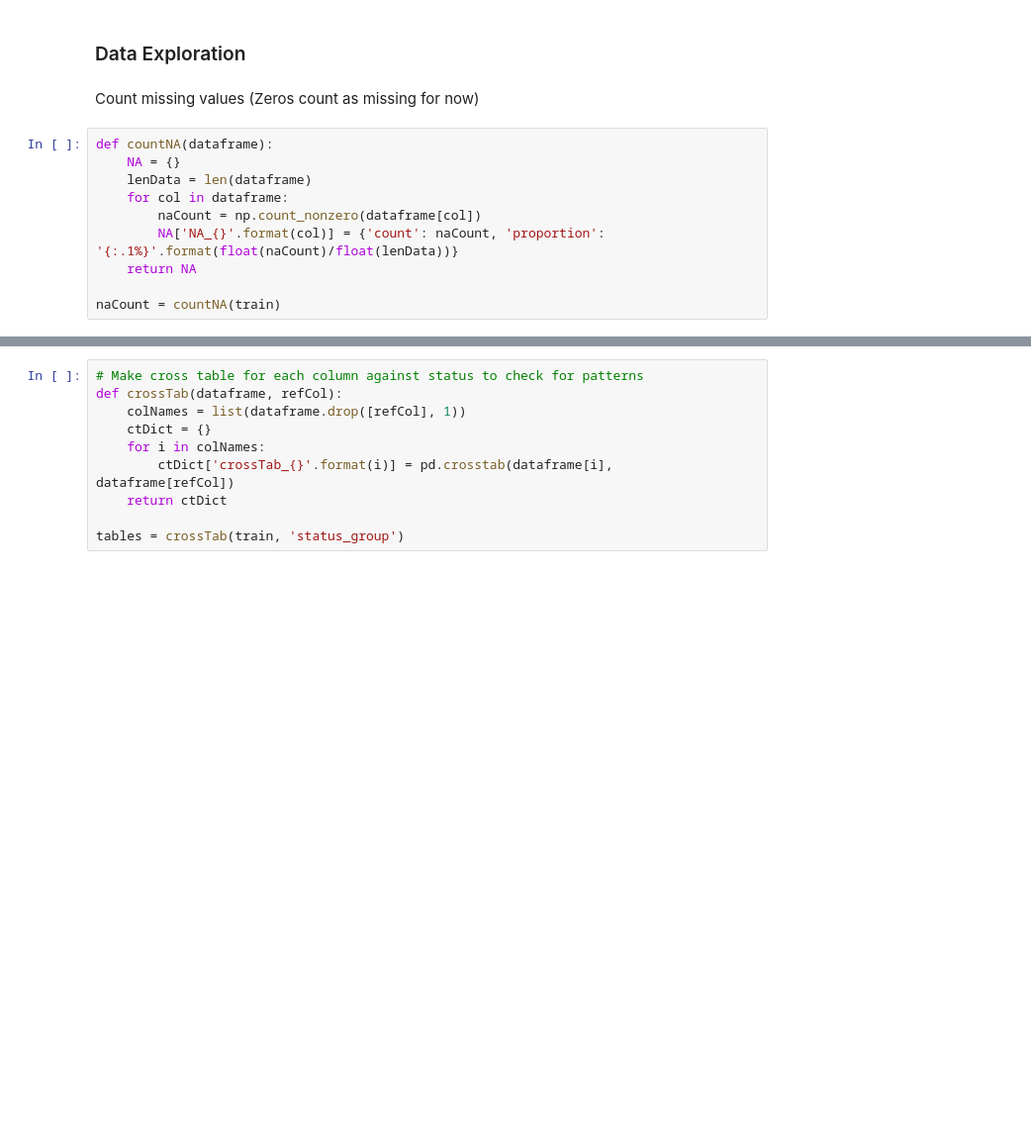
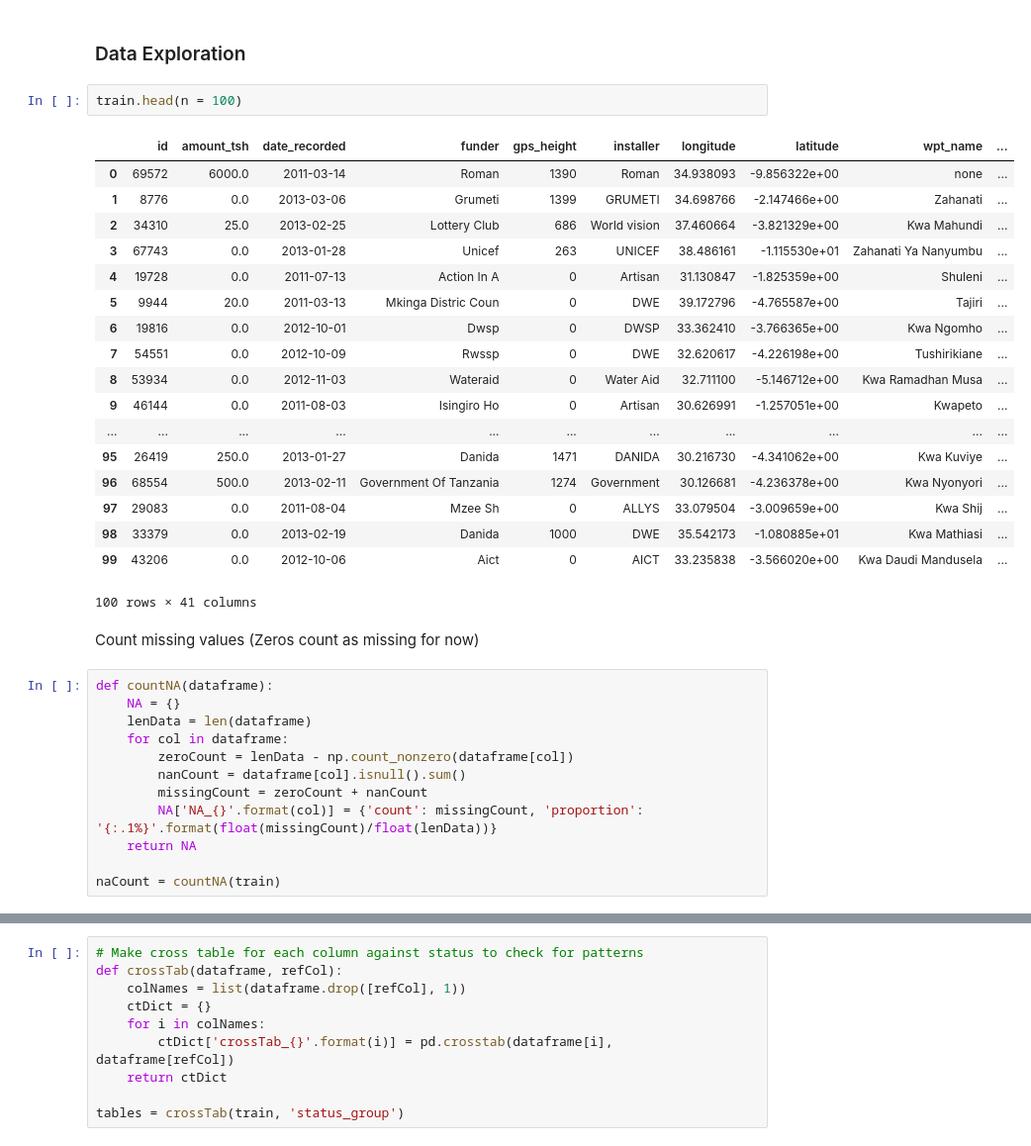
Before and after one commit to BrickKiln/dataPumpChallenge, a Jupyter notebook: pumpChallenge.ipynb, the cells around one changed output, grey strips where cells are left out. Shown at 99% size. Saved outputs shown, nothing was run; the diff lists cells and outputs as text; blank space fills up the shorter version.

```diff
--- a/pumpChallenge.ipynb
+++ b/pumpChallenge.ipynb
@@ -116,6 +90,27 @@ def Plot_Data(data, var1, var2, targetVar):
 train = pd.merge(trainValues, trainLabels, on='id')
 # %% [markdown]
 ### Data Exploration
+# %%
+train.head(n = 100)
+# %% [output]
+|  | id | amount_tsh | date_recorded | funder | gps_height | installer | longitude | latitude | wpt_name | ... |
+| 0 | 69572 | 6000.0 | 2011-03-14 | Roman | 1390 | Roman | 34.938093 | -9.856322e+00 | none | ... |
+| 1 | 8776 | 0.0 | 2013-03-06 | Grumeti | 1399 | GRUMETI | 34.698766 | -2.147466e+00 | Zahanati | ... |
+| 2 | 34310 | 25.0 | 2013-02-25 | Lottery Club | 686 | World vision | 37.460664 | -3.821329e+00 | Kwa Mahundi | ... |
+| 3 | 67743 | 0.0 | 2013-01-28 | Unicef | 263 | UNICEF | 38.486161 | -1.115530e+01 | Zahanati Ya Nanyumbu | ... |
+| 4 | 19728 | 0.0 | 2011-07-13 | Action In A | 0 | Artisan | 31.130847 | -1.825359e+00 | Shuleni | ... |
+| 5 | 9944 | 20.0 | 2011-03-13 | Mkinga Distric Coun | 0 | DWE | 39.172796 | -4.765587e+00 | Tajiri | ... |
+| 6 | 19816 | 0.0 | 2012-10-01 | Dwsp | 0 | DWSP | 33.362410 | -3.766365e+00 | Kwa Ngomho | ... |
+| 7 | 54551 | 0.0 | 2012-10-09 | Rwssp | 0 | DWE | 32.620617 | -4.226198e+00 | Tushirikiane | ... |
+| 8 | 53934 | 0.0 | 2012-11-03 | Wateraid | 0 | Water Aid | 32.711100 | -5.146712e+00 | Kwa Ramadhan Musa | ... |
+| 9 | 46144 | 0.0 | 2011-08-03 | Isingiro Ho | 0 | Artisan | 30.626991 | -1.257051e+00 | Kwapeto | ... |
+| ... | ... | ... | ... | ... | ... | ... | ... | ... | ... | ... |
+| 95 | 26419 | 250.0 | 2013-01-27 | Danida | 1471 | DANIDA | 30.216730 | -4.341062e+00 | Kwa Kuviye | ... |
+| 96 | 68554 | 500.0 | 2013-02-11 | Government Of Tanzania | 1274 | Government | 30.126681 | -4.236378e+00 | Kwa Nyonyori | ... |
+| 97 | 29083 | 0.0 | 2011-08-04 | Mzee Sh | 0 | ALLYS | 33.079504 | -3.009659e+00 | Kwa Shij | ... |
+| 98 | 33379 | 0.0 | 2013-02-19 | Danida | 1000 | DWE | 35.542173 | -1.080885e+01 | Kwa Mathiasi | ... |
+| 99 | 43206 | 0.0 | 2012-10-06 | Aict | 0 | AICT | 33.235838 | -3.566020e+00 | Kwa Daudi Mandusela | ... |
+100 rows × 41 columns
 # %% [markdown]
 Count missing values (Zeros count as missing for now)
 # %%
@@ -123,8 +118,10 @@ def countNA(dataframe):
     NA = {}
     lenData = len(dataframe)
     for col in dataframe:
-        naCount = np.count_nonzero(dataframe[col])
-        NA['NA_{}'.format(col)] = {'count': naCount, 'proportion': '{:.1%}'.format(float(naCount)/float(lenData))}
+        zeroCount = lenData - np.count_nonzero(dataframe[col])
+        nanCount = dataframe[col].isnull().sum()
+        missingCount = zeroCount + nanCount
+        NA['NA_{}'.format(col)] = {'count': missingCount, 'proportion': '{:.1%}'.format(float(missingCount)/float(lenData))}
     return NA
 
 naCount = countNA(train)
```
Also changed, not shown: parts of 7 cells of this notebook.
